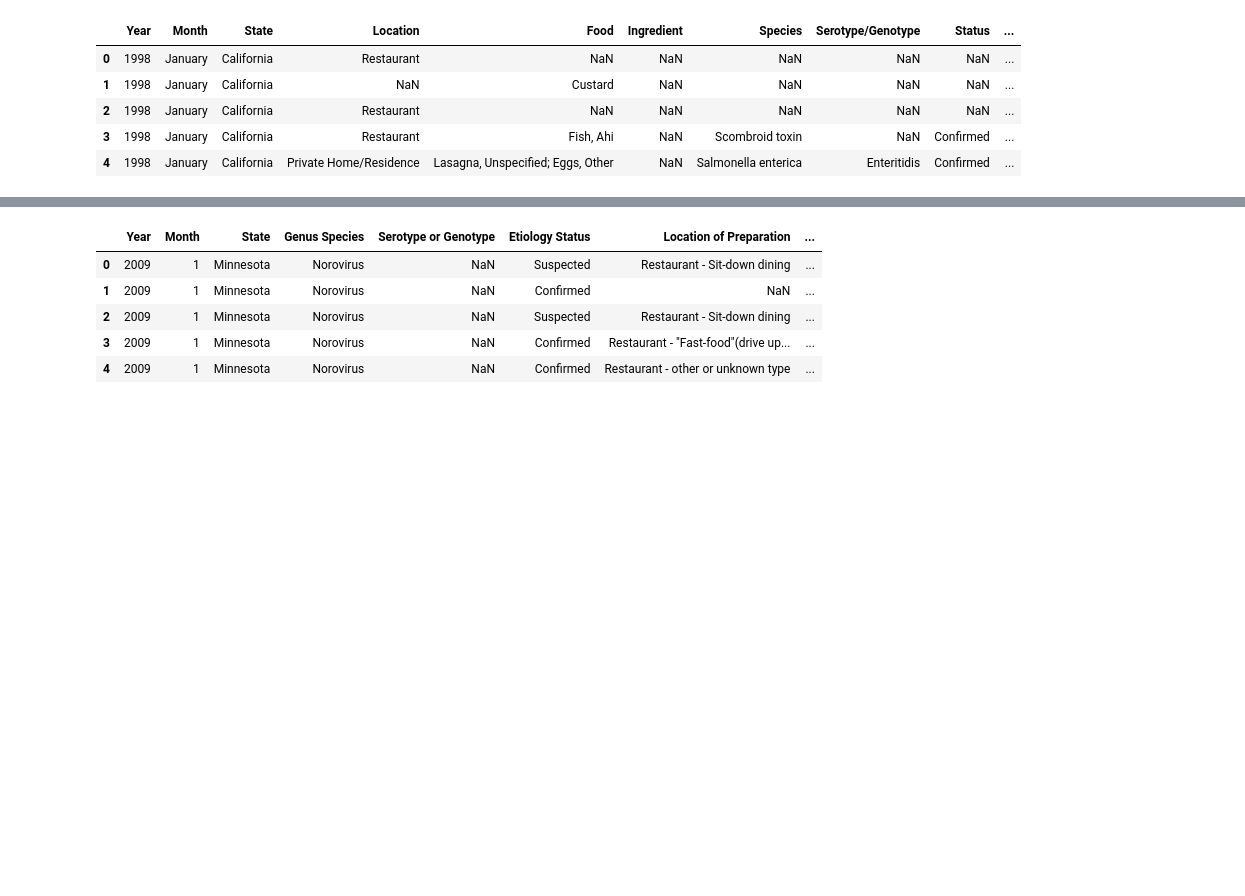
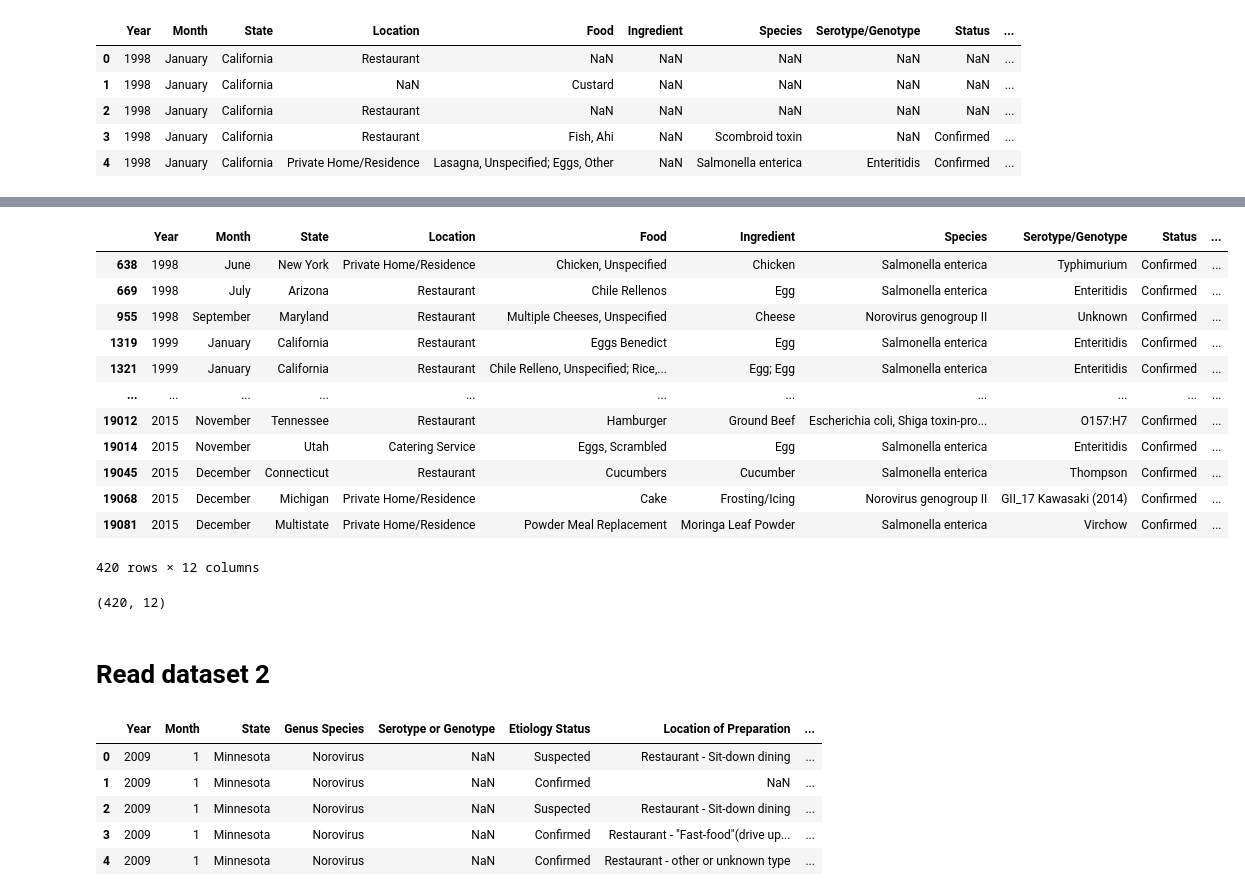
Before and after one commit to EftiarHKhan/Foodborne-diseases-prediction, a Jupyter notebook: Foodborne Diseases prediction.ipynb, the cells around one changed output, grey strips where cells are left out. Drawn from its saved outputs; the diff is of its cells as text; code cells hidden in the pictures; blank space fills up the shorter version.

```diff
--- a/Foodborne Diseases prediction.ipynb
+++ b/Foodborne Diseases prediction.ipynb
@@ -11,5 +11,5 @@ import seaborn as sns
 # %%
-dataset = pd.read_csv("D:\Files\Eftiar\Thesis\Dataset\outbreaks.csv")
+dataset = pd.read_csv("H:\My document 2.0\Thesis\Final\Foodborne-diseases-prediction-main\outbreaks.csv")
 # %%
 dataset.head()
 # %% [output]
@@ -22 +40,25 @@ dataset.head()
+# %%
+e = dataset.dropna()
+# %%
+e
+# %% [output]
+|  | Year | Month | State | Location | Food | Ingredient | Species | Serotype/Genotype | Status | ... |
+| 638 | 1998 | June | New York | Private Home/Residence | Chicken, Unspecified | Chicken | Salmonella enterica | Typhimurium | Confirmed | ... |
+| 669 | 1998 | July | Arizona | Restaurant | Chile Rellenos | Egg | Salmonella enterica | Enteritidis | Confirmed | ... |
+| 955 | 1998 | September | Maryland | Restaurant | Multiple Cheeses, Unspecified | Cheese | Norovirus genogroup II | Unknown | Confirmed | ... |
+| 1319 | 1999 | January | California | Restaurant | Eggs Benedict | Egg | Salmonella enterica | Enteritidis | Confirmed | ... |
+| 1321 | 1999 | January | California | Restaurant | Chile Relleno, Unspecified; Rice,... | Egg; Egg | Salmonella enterica | Enteritidis | Confirmed | ... |
+| ... | ... | ... | ... | ... | ... | ... | ... | ... | ... | ... |
+| 19012 | 2015 | November | Tennessee | Restaurant | Hamburger | Ground Beef | Escherichia coli, Shiga toxin-pro... | O157:H7 | Confirmed | ... |
+| 19014 | 2015 | November | Utah | Catering Service | Eggs, Scrambled | Egg | Salmonella enterica | Enteritidis | Confirmed | ... |
+| 19045 | 2015 | December | Connecticut | Restaurant | Cucumbers | Cucumber | Salmonella enterica | Thompson | Confirmed | ... |
+| 19068 | 2015 | December | Michigan | Private Home/Residence | Cake | Frosting/Icing | Norovirus genogroup II | GII_17 Kawasaki (2014) | Confirmed | ... |
+| 19081 | 2015 | December | Multistate | Private Home/Residence | Powder Meal Replacement | Moringa Leaf Powder | Salmonella enterica | Virchow | Confirmed | ... |
+420 rows × 12 columns
+# %%
+e.shape
+# %% [output]
+(420, 12)
+# %% [markdown]
+# Read dataset 2
 # %%
```
Also changed, not shown: parts of 33 cells of this notebook.
